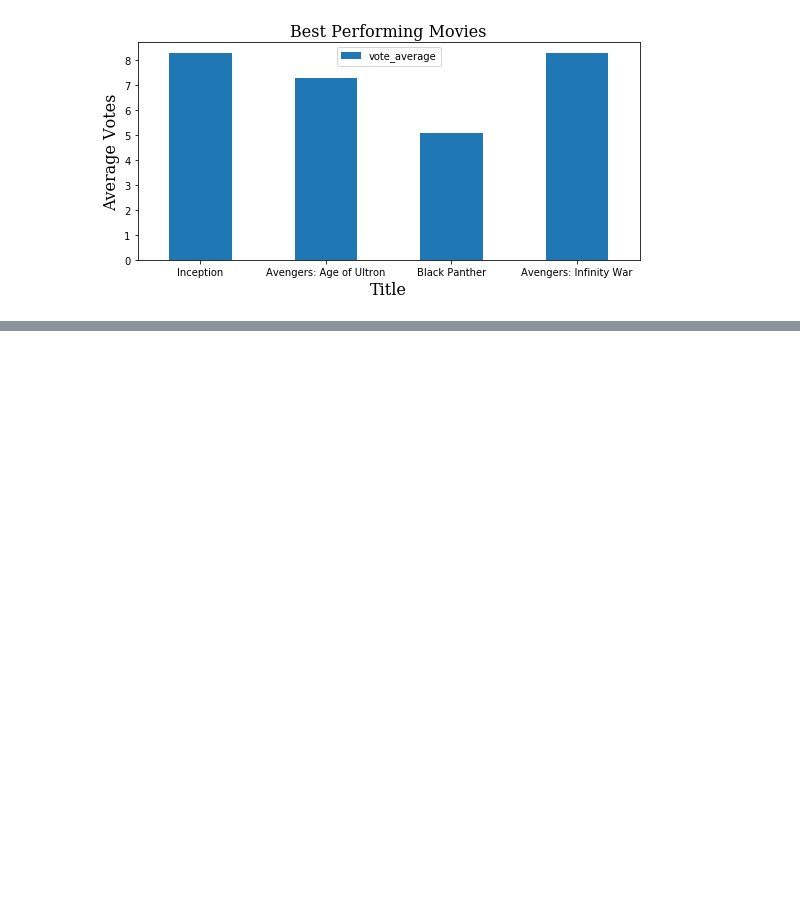
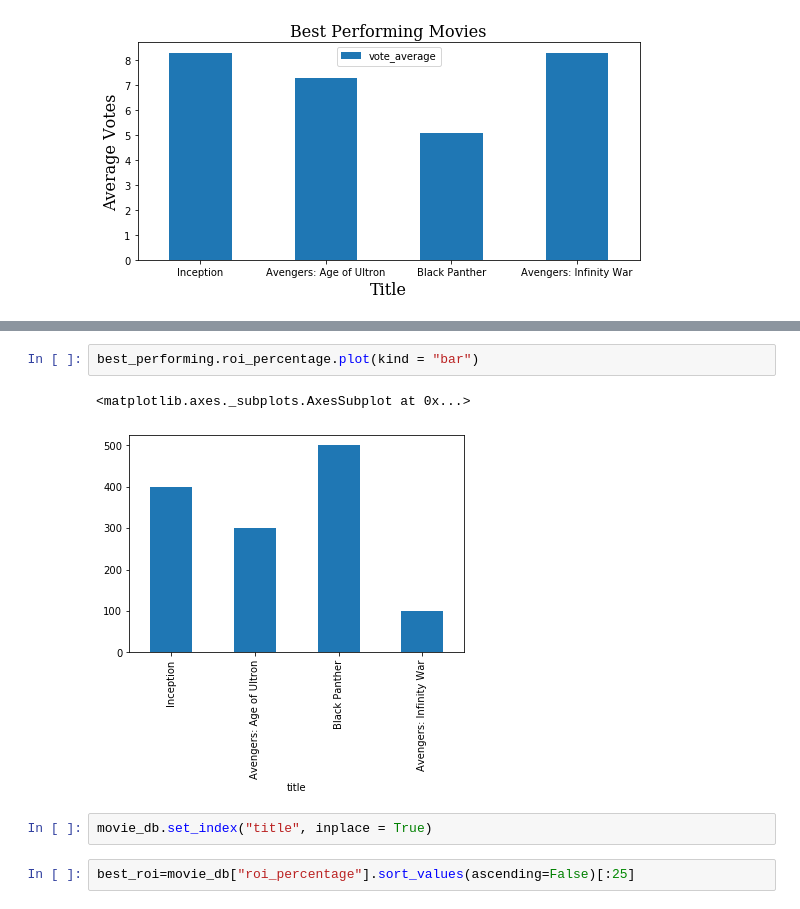
Before and after one commit to dorjeys3/Movies-Analysis, a Jupyter notebook: TMDB and BOM.ipynb, the cells around one changed output, grey strips where cells are left out. Drawn from its saved outputs; the diff is of its cells as text; blank space fills up the shorter version.

```diff
--- a/TMDB and BOM.ipynb
+++ b/TMDB and BOM.ipynb
@@ -729,0 +696,9 @@ best_performing
+# %%
+best_performing.roi_percentage.plot(kind = "bar")
+# %% [output]
+<matplotlib.axes._subplots.AxesSubplot at 0x...>
+[figure, added]
+# %%
+movie_db.set_index("title", inplace = True)
+# %%
+best_roi=movie_db["roi_percentage"].sort_values(ascending=False)[:25]
```
Also changed, not shown: parts of 54 cells of this notebook, 5 other files.
